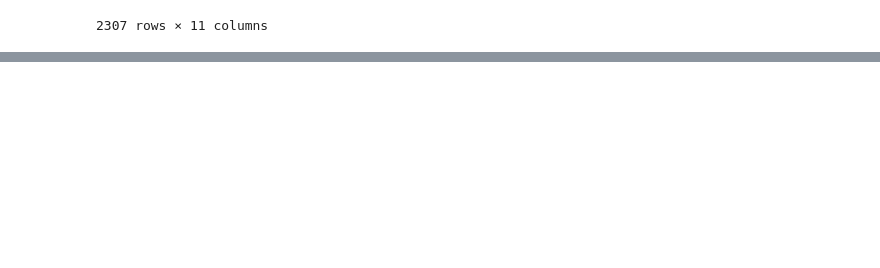
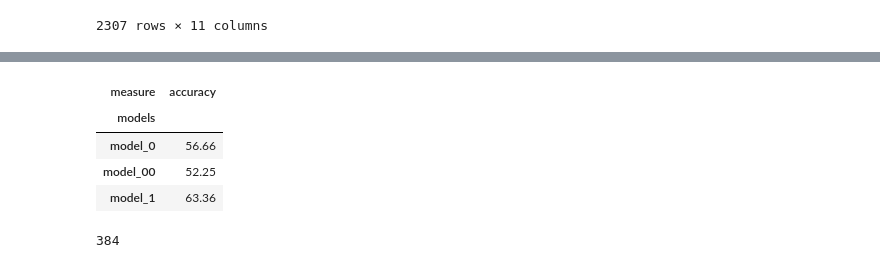
Before and after one commit to c-leber/Predicting-Cannabis-Effects-via-Smell, a Jupyter notebook: Code_and_Report.ipynb, the cells around one changed output, grey strips where cells are left out. Saved outputs shown, nothing was run; the diff lists cells and outputs as text; code cells hidden in the pictures; blank space fills up the shorter version.

```diff
--- a/Code_and_Report.ipynb
+++ b/Code_and_Report.ipynb
@@ -239,0 +344,9 @@ subset accuracy [custom implementation]: 2.61%
+# %%
+pd.pivot_table(cv_results, values='mean', index='models',
+                    columns='measure', aggfunc=np.sum)
+# %% [output]
+| measure | accuracy |
+| models |  |
+| model_0 | 56.66 |
+| model_00 | 52.25 |
+| model_1 | 63.36 |
@@ -239,0 +409,4 @@ subset accuracy [custom implementation]: 2.61%
+# %%
+len(list(itertools.product(*hyperparameters_vals)))
+# %% [output]
+384
```
Also changed, not shown: parts of 42 cells of this notebook.
